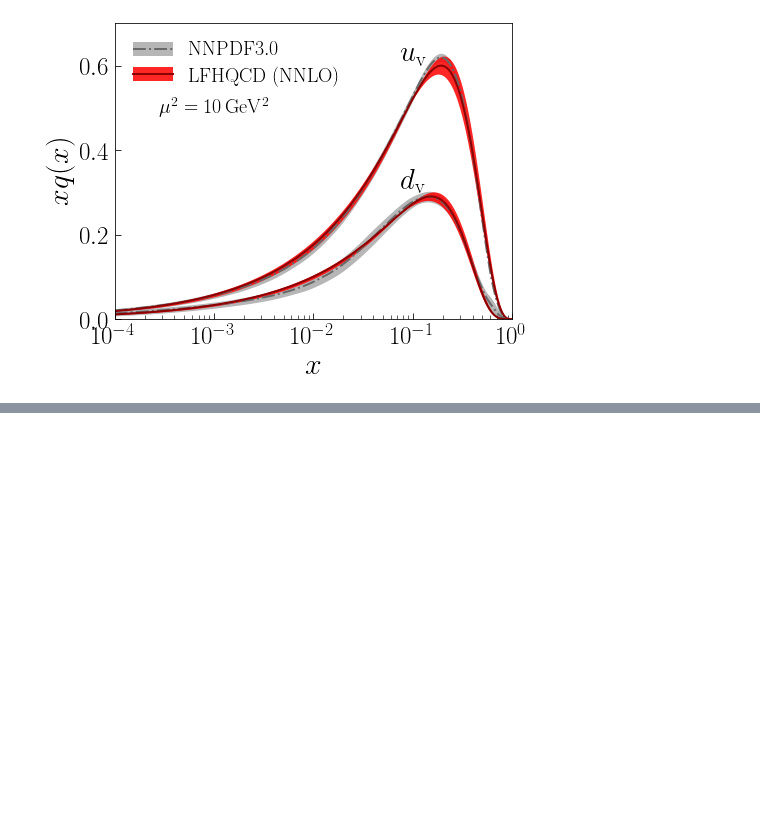
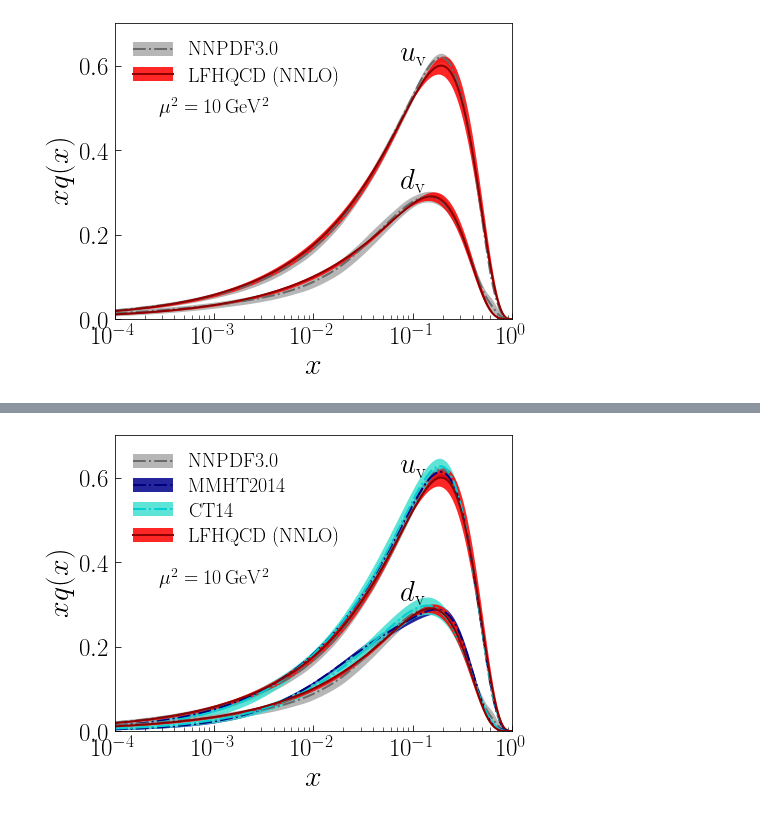
Before and after one commit to TianboLiu/LFHQCD, a Jupyter notebook: evolution/compare-proton.ipynb, the cells around one changed output, grey strips where cells are left out. Drawn from its saved outputs; the diff is of its cells as text; code cells hidden in the pictures; blank space fills up the shorter version.

```diff
--- a/evolution/compare-proton.ipynb
+++ b/evolution/compare-proton.ipynb
@@ -580,0 +744,82 @@ py.savefig('results/proton-xf.pdf')
+# %%
+nrows,ncols=1,1
+py.figure(figsize=(ncols*7,nrows*7*0.75))
+
+ax=py.subplot(nrows,ncols,1)
+#NNPDF
+c1=ax.plot(xf['NNPDF NNLO Q2=10'][:,0], xf['NNPDF NNLO Q2=10'][:,1], color='dimgray',ls='-.', linewidth=2)
+c2=ax.fill_between(xf['NNPDF NNLO Q2=10'][:,0],\
+                   (xf['NNPDF NNLO Q2=10'][:,1]-xf['NNPDF NNLO Q2=10'][:,14]),\
+                   (xf['NNPDF NNLO Q2=10'][:,1]+xf['NNPDF NNLO Q2=10'][:,14]),\
+                color='darkgray', alpha=0.85, linewidth=0)
+t1=ax.plot(xf['MMHT NNLO Q2=10'][:,0], xf['MMHT NNLO Q2=10'][:,1], color='navy',ls='-.', linewidth=2)
+t2=ax.fill_between(xf['MMHT NNLO Q2=10'][:,0],\
+                   (xf['MMHT NNLO Q2=10'][:,1]-xf['MMHT NNLO Q2=10'][:,14]),\
+                   (xf['MMHT NNLO Q2=10'][:,1]+xf['MMHT NNLO Q2=10'][:,14]),\
+                color='darkblue', alpha=0.85, linewidth=0)
+t3=ax.plot(xf['CT NNLO Q2=10'][:,0], xf['CT NNLO Q2=10'][:,1], color='darkturquoise',ls='-.', linewidth=2)
+t4=ax.fill_between(xf['CT NNLO Q2=10'][:,0],\
+                   (xf['CT NNLO Q2=10'][:,1]-xf['CT NNLO Q2=10'][:,14]),\
+                   (xf['CT NNLO Q2=10'][:,1]+xf['CT NNLO Q2=10'][:,14]),\
+                color='turquoise', alpha=0.85, linewidth=0)
+#t5=ax.plot(xf['HERAPDF NNLO Q2=10'][:,0], xf['HERAPDF NNLO Q2=10'][:,1], color='darkgreen',ls='-.', linewidth=2)
+#t6=ax.fill_between(xf['HERAPDF NNLO Q2=10'][:,0],\
+#                   (xf['HERAPDF NNLO Q2=10'][:,1]-xf['HERAPDF NNLO Q2=10'][:,14]),\
+#                   (xf['HERAPDF NNLO Q2=10'][:,1]+xf['HERAPDF NNLO Q2=10'][:,14]),\
+#                color='green', alpha=0.85, linewidth=0)
+#exp4
+c3=ax.plot(xf['proton exp4 central'][:,0].T, xf['proton exp4 central'][:,1].T, color='darkred', ls='-', linewidth=2)
+c4=ax.fill_between(xf['proton exp4 central'][:,0].T,\
+                (xf['proton exp4 central'][:,1]-((xf['proton exp4 shift1'][:,1]-xf['proton exp4 shift2'][:,1])**2+(xf['proton exp4 shift3'][:,1]-xf['proton exp4 shift4'][:,1])**2)**0.5/2).T,\
+                (xf['proton exp4 central'][:,1]+((xf['proton exp4 shift1'][:,1]-xf['proton exp4 shift2'][:,1])**2+(xf['proton exp4 shift3'][:,1]-xf['proton exp4 shift4'][:,1])**2)**0.5/2).T,\
+                color='red', alpha=0.85, linewidth=0, label=r'$\rm LFHQCD$')
+#NNPDF
+ax.plot(xf['NNPDF NNLO Q2=10'][:,0], xf['NNPDF NNLO Q2=10'][:,2], color='dimgray',ls='-.', linewidth=2)
+ax.fill_between(xf['NNPDF NNLO Q2=10'][:,0],\
+                (xf['NNPDF NNLO Q2=10'][:,2]-xf['NNPDF NNLO Q2=10'][:,15]),\
+                (xf['NNPDF NNLO Q2=10'][:,2]+xf['NNPDF NNLO Q2=10'][:,15]),\
+                color='darkgray', alpha=0.85, linewidth=0)
+ax.plot(xf['MMHT NNLO Q2=10'][:,0], xf['MMHT NNLO Q2=10'][:,2], color='navy',ls='-.', linewidth=2)
+ax.fill_between(xf['MMHT NNLO Q2=10'][:,0],\
+                   (xf['MMHT NNLO Q2=10'][:,2]-xf['MMHT NNLO Q2=10'][:,15]),\
+                   (xf['MMHT NNLO Q2=10'][:,2]+xf['MMHT NNLO Q2=10'][:,15]),\
+                color='darkblue', alpha=0.85, linewidth=0)
+ax.plot(xf['CT NNLO Q2=10'][:,0], xf['CT NNLO Q2=10'][:,2], color='darkturquoise',ls='-.', linewidth=2)
+ax.fill_between(xf['CT NNLO Q2=10'][:,0],\
+                   (xf['CT NNLO Q2=10'][:,2]-xf['CT NNLO Q2=10'][:,15]),\
+                   (xf['CT NNLO Q2=10'][:,2]+xf['CT NNLO Q2=10'][:,15]),\
+                color='turquoise', alpha=0.85, linewidth=0)
+#ax.plot(xf['HERAPDF NNLO Q2=10'][:,0], xf['HERAPDF NNLO Q2=10'][:,2], color='darkgreen',ls='-.', linewidth=2)
+#ax.fill_between(xf['HERAPDF NNLO Q2=10'][:,0],\
+#                   (xf['HERAPDF NNLO Q2=10'][:,2]-xf['HERAPDF NNLO Q2=10'][:,15]),\
+#                   (xf['HERAPDF NNLO Q2=10'][:,2]+xf['HERAPDF NNLO Q2=10'][:,15]),\
+#                color='green', alpha=0.85, linewidth=0)
+#exp4
+ax.plot(xf['proton exp4 central'][:,0].T, xf['proton exp4 central'][:,2].T, color='darkred', ls='-', linewidth=2)
+ax.fill_between(xf['proton exp4 central'][:,0].T,\
+                (xf['proton exp4 central'][:,2]-((xf['proton exp4 shift1'][:,2]-xf['proton exp4 shift2'][:,2])**2+(xf['proton exp4 shift3'][:,2]-xf['proton exp4 shift4'][:,2])**2)**0.5/2).T,\
+                (xf['proton exp4 central'][:,2]+((xf['proton exp4 shift1'][:,2]-xf['proton exp4 shift2'][:,2])**2+(xf['proton exp4 shift3'][:,2]-xf['proton exp4 shift4'][:,2])**2)**0.5/2).T,\
+                color='red', alpha=0.85, linewidth=0)
+#setting
+ax.set_xlabel(r'$x$',size=30)
+ax.set_ylabel(r'$xq(x)$',size=30)
+ax.set_xlim(1e-4,1)
+ax.set_ylim(0,0.7)
+ax.set_xscale('log')
+ax.tick_params(axis='both', which='major', labelsize=25, direction='in', length=6, pad=6)
+ax.tick_params(axis='both', which='minor', direction='in', length=4)
+#ax.set_xticks([0.0,0.2,0.4,0.6,0.8,1.0])
+#ax.set_yticks([0.0,0.2,0.4,0.6,0.8])
+#ax.text(0.20,0.70,r'$\rm \mu_0^2 = 0.75\,GeV^2$',horizontalalignment='center',transform=ax.transAxes,size=20)
+ax.text(0.25,0.50,r'$\rm \mu^2 = 10\,GeV^2$',horizontalalignment='center',transform=ax.transAxes,size=20)
+#ax.text(0.10,0.70,r'$w(x)=x^{1-x}e^{-a(1-x)^2}$',horizontalalignment='left',transform=ax.transAxes,size=20)
+ax.text(0.10,0.60,r'$u_{\rm v}$',horizontalalignment='center',size=29)
+ax.text(0.10,0.30,r'$d_{\rm v}$',horizontalalignment='center',size=29)
+L=[(c2,c1[0]), (t2,t1[0]), (t4,t3[0]), (c4,c3[0])]
+H=[r'$\rm NNPDF3.0$', r'$\rm MMHT2014$', r'$\rm CT14$', r'$\rm LFHQCD~(NNLO)$']
+ax.legend(L, H, fontsize=20,frameon=False, labelspacing=0.3, loc='upper left')
+
+py.tight_layout()
+py.savefig('results/proton-more-xf.pdf')
+# %% [output]
+[figure, added]
```
Also changed, not shown: parts of 6 cells of this notebook, 24 other files.
